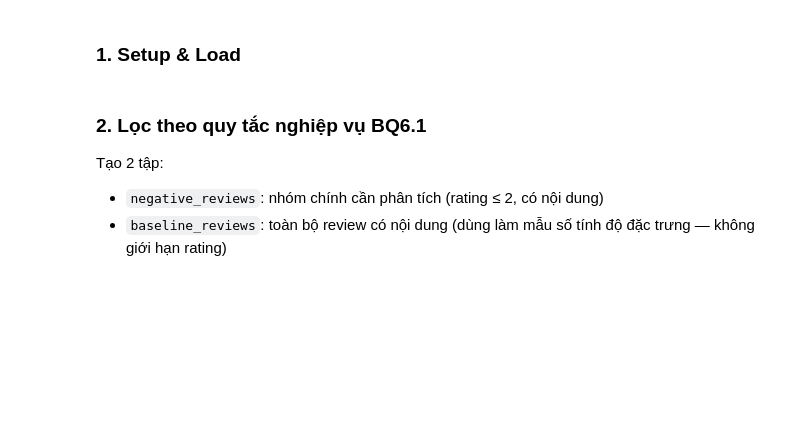
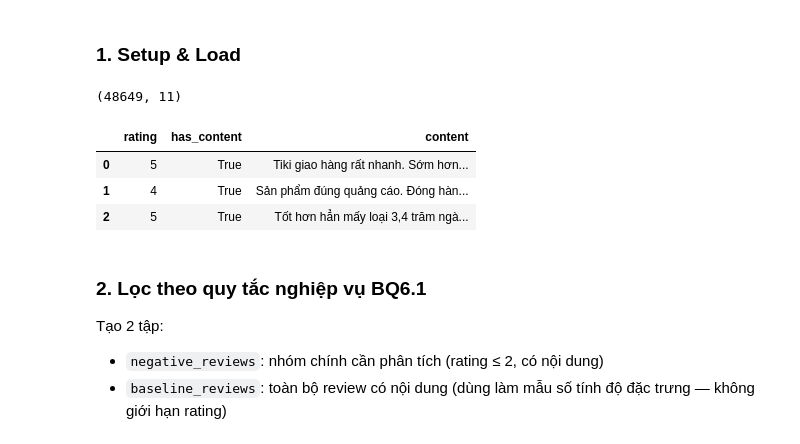
Before and after one commit to doxuantu110/Tiki-Kitchen-Appliances-Market-Analytics, a Jupyter notebook: analysis/bq6_customer_voice.ipynb, the cells around one changed output. Cells and saved outputs as stored; diff of their text form; code cells hidden in the pictures; blank space fills up the shorter version.

```diff
--- a/analysis/bq6_customer_voice.ipynb
+++ b/analysis/bq6_customer_voice.ipynb
@@ -30,20 +30,26 @@ mọi review.
 # %%
 import re
 from collections import Counter
 
 import pandas as pd
 
 try:
     from underthesea import word_tokenize
     TOKENIZER_AVAILABLE = True
 except ImportError:
     TOKENIZER_AVAILABLE = False
     print("underthesea chưa được cài — dùng fallback tách theo khoảng trắng.")
     print("Cài đặt để có kết quả chính xác hơn: pip install underthesea --break-system-packages")
 
-reviews = pd.read_csv("../02_data/processed/reviews_cleaned.csv")
+reviews = pd.read_csv("../data/processed/reviews_cleaned.csv")
 print(reviews.shape)
 reviews[["rating", "has_content", "content"]].head(3)
+# %% [output]
+(48649, 11)
+|  | rating | has_content | content |
+| 0 | 5 | True | Tiki giao hàng rất nhanh. Sớm hơn... |
+| 1 | 4 | True | Sản phẩm đúng quảng cáo. Đóng hàn... |
+| 2 | 5 | True | Tốt hơn hẳn mấy loại 3,4 trăm ngà... |
 # %% [markdown]
 ### 2. Lọc theo quy tắc nghiệp vụ BQ6.1
 
```
Also changed, not shown: parts of 7 cells of this notebook.
